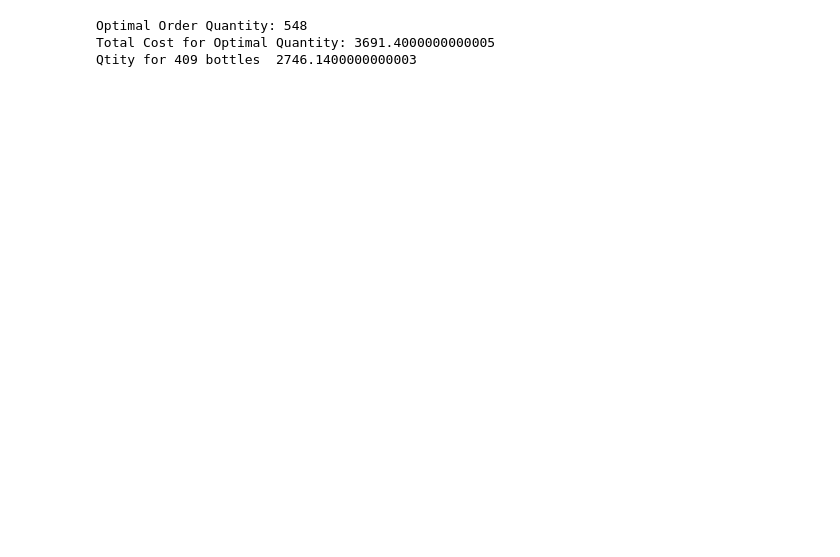
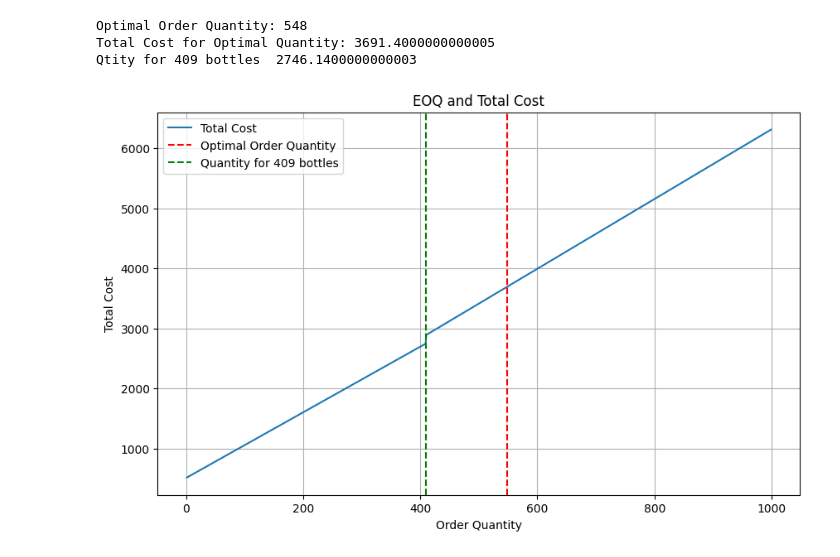
Before and after one commit to MarieGutiz/SCAnalysis, a Jupyter notebook: EOQ.ipynb, the cells around one changed output. Cells and saved outputs as stored; diff of their text form; code cells hidden in the pictures; blank space fills up the shorter version.

Commit message:
EOQ - graph

```diff
--- a/EOQ.ipynb
+++ b/EOQ.ipynb
@@ -43,3 +43,20 @@ print("Qtity for 409 bottles ",total_cost(409))
 Optimal Order Quantity: 548
 Total Cost for Optimal Quantity: 3691.4000000000005
 Qtity for 409 bottles  2746.1400000000003
+# %%
+# Plotting the total cost against order quantities
+order_quantities = range(1, 1000)
+total_costs = [total_cost(q) for q in order_quantities]
+
+plt.figure(figsize=(10, 6))
+plt.plot(order_quantities, total_costs, label='Total Cost')
+plt.axvline(x=optimal_quantity, color='r', linestyle='--', label='Optimal Order Quantity')
+plt.axvline(x=409, color='g', linestyle='--', label='Quantity for 409 bottles')
+plt.xlabel('Order Quantity')
+plt.ylabel('Total Cost')
+plt.title('EOQ and Total Cost')
+plt.legend()
+plt.grid(True)
+plt.show()
+# %% [output]
+[figure, added]
```
Also changed, not shown: parts of 1 cell of this notebook.
